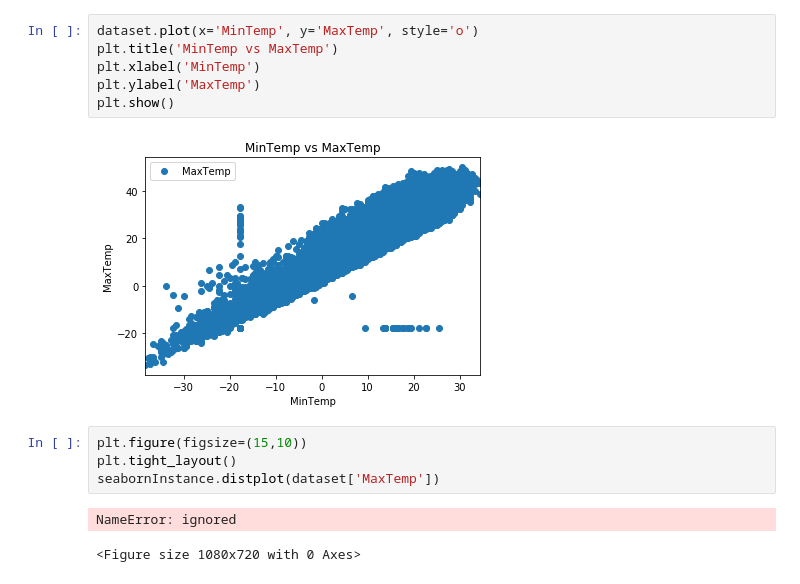
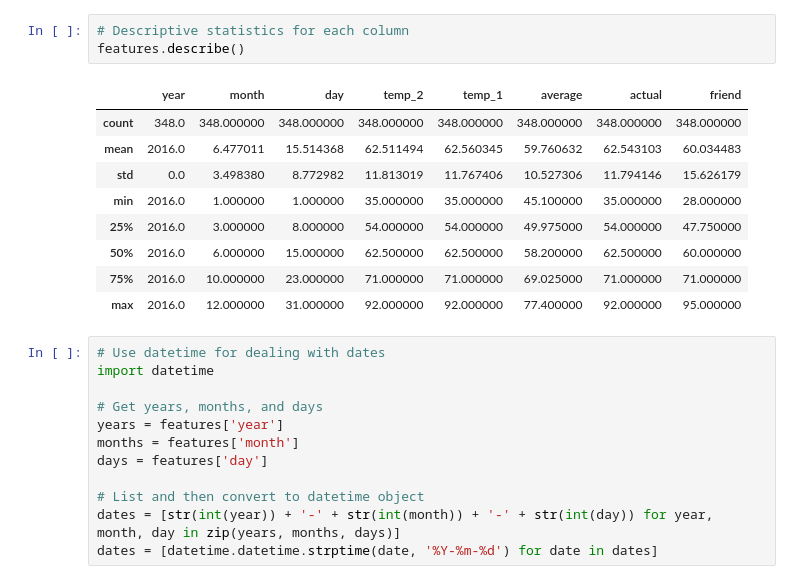
Before and after one commit to anxomasid/monographics, a Jupyter notebook: Scikit_learn_Random_forest.ipynb, the cells around one changed output. Saved outputs shown, nothing was run; the diff lists cells and outputs as text.

```diff
--- a/Scikit_learn_Random_forest.ipynb
+++ b/Scikit_learn_Random_forest.ipynb
@@ -38,15 +29,25 @@ dataset.describe()
-# %%
-dataset.plot(x='MinTemp', y='MaxTemp', style='o')
-plt.title('MinTemp vs MaxTemp')
-plt.xlabel('MinTemp')
-plt.ylabel('MaxTemp')
-plt.show()
-# %% [output]
-[figure, removed]
-# %%
-plt.figure(figsize=(15,10))
-plt.tight_layout()
-seabornInstance.distplot(dataset['MaxTemp'])
-# %% [output]
-NameError: ignored
-<Figure size 1080x720 with 0 Axes>
+# %%
+# Descriptive statistics for each column
+features.describe()
+# %% [output]
+|  | year | month | day | temp_2 | temp_1 | average | actual | friend |
+| count | 348.0 | 348.000000 | 348.000000 | 348.000000 | 348.000000 | 348.000000 | 348.000000 | 348.000000 |
+| mean | 2016.0 | 6.477011 | 15.514368 | 62.511494 | 62.560345 | 59.760632 | 62.543103 | 60.034483 |
+| std | 0.0 | 3.498380 | 8.772982 | 11.813019 | 11.767406 | 10.527306 | 11.794146 | 15.626179 |
+| min | 2016.0 | 1.000000 | 1.000000 | 35.000000 | 35.000000 | 45.100000 | 35.000000 | 28.000000 |
+| 25% | 2016.0 | 3.000000 | 8.000000 | 54.000000 | 54.000000 | 49.975000 | 54.000000 | 47.750000 |
+| 50% | 2016.0 | 6.000000 | 15.000000 | 62.500000 | 62.500000 | 58.200000 | 62.500000 | 60.000000 |
+| 75% | 2016.0 | 10.000000 | 23.000000 | 71.000000 | 71.000000 | 69.025000 | 71.000000 | 71.000000 |
+| max | 2016.0 | 12.000000 | 31.000000 | 92.000000 | 92.000000 | 77.400000 | 92.000000 | 95.000000 |
+# %%
+# Use datetime for dealing with dates
+import datetime
+
+# Get years, months, and days
+years = features['year']
+months = features['month']
+days = features['day']
+
+# List and then convert to datetime object
+dates = [str(int(year)) + '-' + str(int(month)) + '-' + str(int(day)) for year, month, day in zip(years, months, days)]
+dates = [datetime.datetime.strptime(date, '%Y-%m-%d') for date in dates]
```
Also changed, not shown: parts of 59 cells of this notebook.
